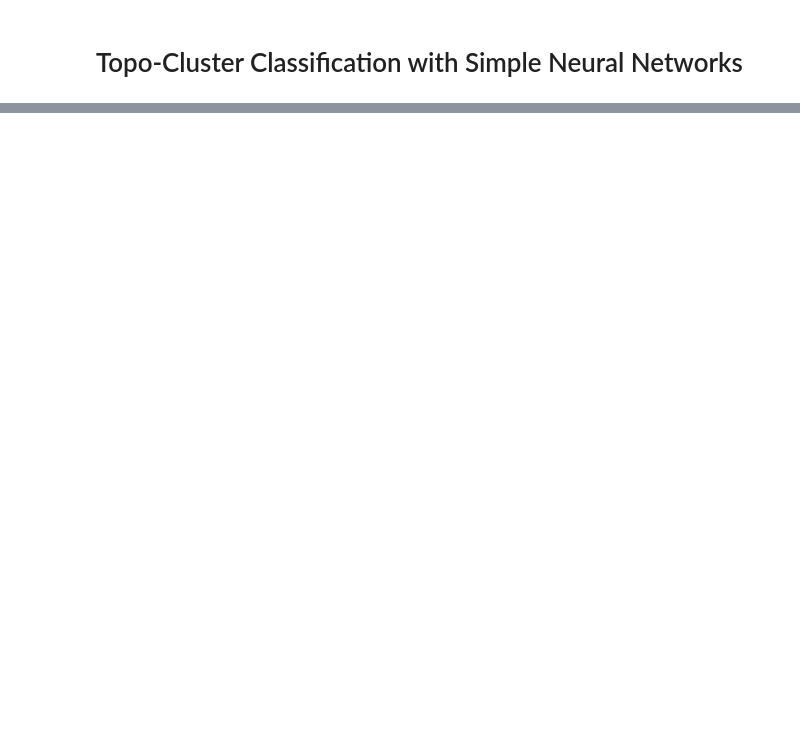
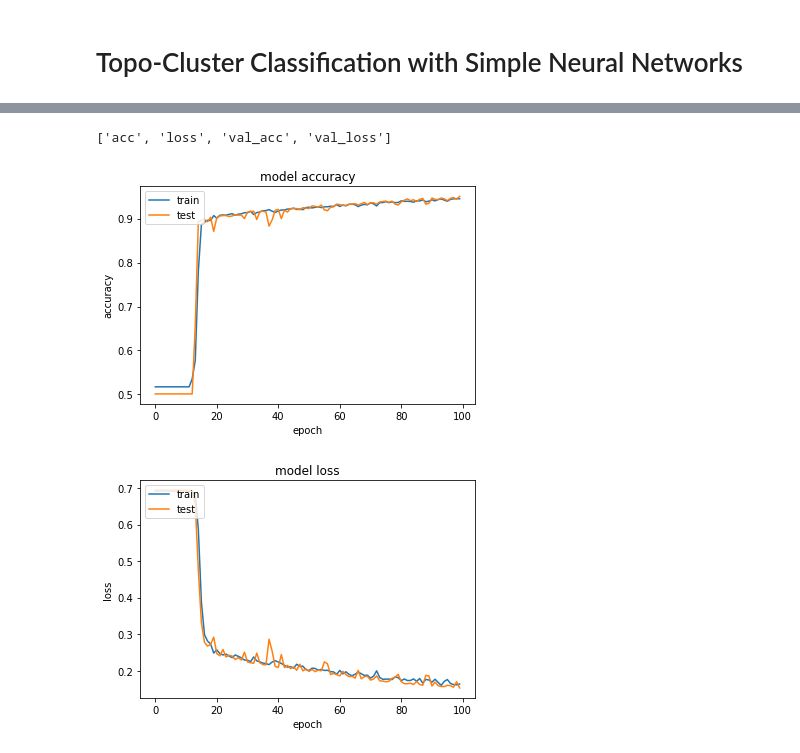
Before and after one commit to russbate42/UBCPionML, a Jupyter notebook: classifier/SimpleNN.ipynb, the cells around one changed output, grey strips where cells are left out. Drawn from its saved outputs; the diff is of its cells as text; code cells hidden in the pictures; blank space fills up the shorter version.

```diff
--- a/classifier/SimpleNN.ipynb
+++ b/classifier/SimpleNN.ipynb
@@ -94,0 +115,5 @@ plt.show()
+# %%
+# normalize inputs from 0-255 to 0-1
+X_tr = X_tr / 255
+X_te = X_te / 255
+X_vl = X_vl / 255
@@ -95,2 +148,4 @@ plt.show()
 # %%
-# Save the trained model
+# build the model
+model = baseline_model()
+model.summary()
@@ -100,0 +168,12 @@ plt.show()
+# %%
+from keras.utils import to_categorical
+y_tr_onehot = to_categorical(y_tr)
+y_te_onehot = to_categorical(y_te)
+y_vl_onehot = to_categorical(y_vl)
+# %%
+# fit (train) the model
+history = model.fit(X_tr, y_tr_onehot, validation_data=(X_vl, y_vl_onehot), epochs=100, batch_size=200, verbose=2)
+
+# final evaluation of the model
+scores = model.evaluate(X_te, y_te_onehot, verbose=0)
+print("Baseline Error: %.2f%%" % (100-scores[1]*100))
@@ -100,0 +198,27 @@ plt.show()
+# %%
+# Plot accuracy and loss vs. epoch
+
+# list all data in history
+print(history.history.keys())
+
+# summarize history for accuracy
+plt.plot(history.history['acc'])
+plt.plot(history.history['val_acc'])
+plt.title('model accuracy')
+plt.ylabel('accuracy')
+plt.xlabel('epoch')
+plt.legend(['train', 'test'], loc='upper left')
+plt.show()
+
+# summarize history for loss
+plt.plot(history.history['loss'])
+plt.plot(history.history['val_loss'])
+plt.title('model loss')
+plt.ylabel('loss')
+plt.xlabel('epoch')
+plt.legend(['train', 'test'], loc='upper left')
+plt.show()
+# %% [output]
+['acc', 'loss', 'val_acc', 'val_loss']
+[figure, added]
+[figure, added]
```
Also changed, not shown: parts of 23 cells of this notebook.
